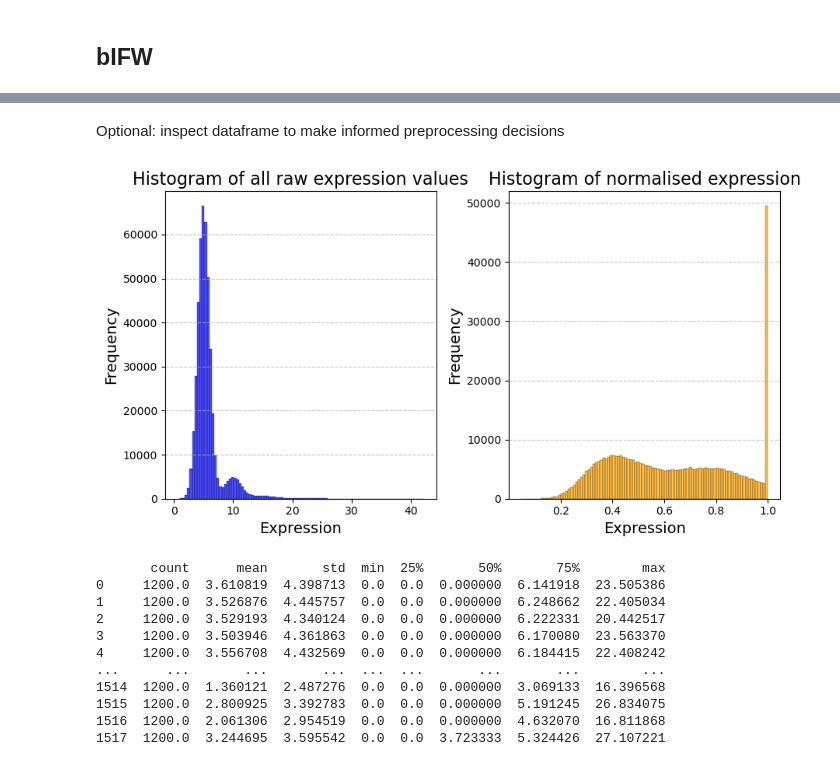
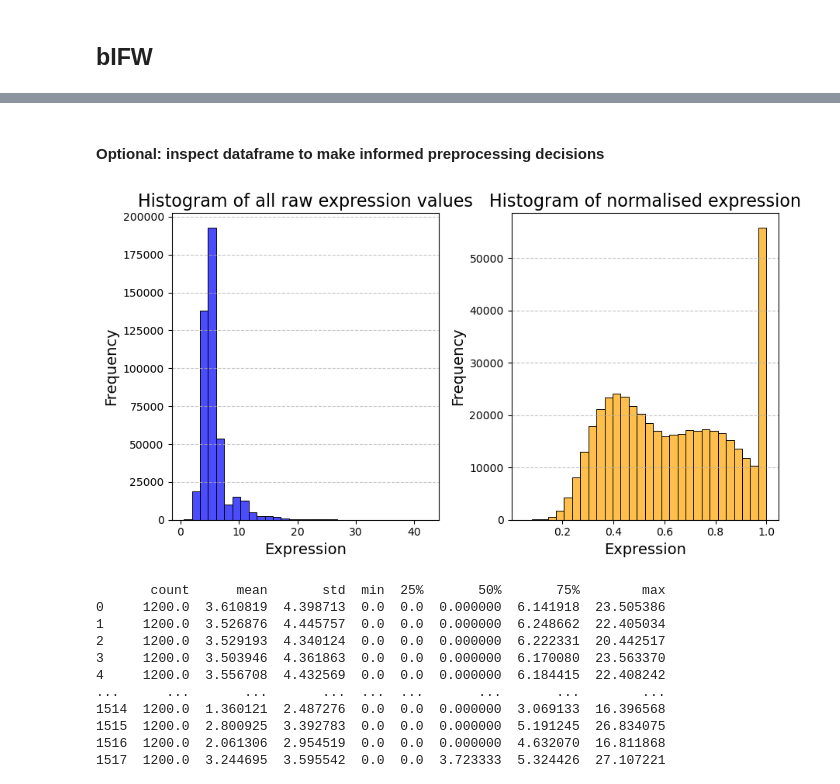
Before and after one commit to sgb67/ifw, a Jupyter notebook: bIFW_updated.ipynb, the cells around one changed output, grey strips where cells are left out. Saved outputs shown, nothing was run; the diff lists cells and outputs as text; code cells hidden in the pictures.

```diff
--- a/bIFW_updated.ipynb
+++ b/bIFW_updated.ipynb
@@ -86,23 +84,23 @@ plt.show()
 # %% [markdown]
-Optional: inspect dataframe to make informed preprocessing decisions
+#### Optional: inspect dataframe to make informed preprocessing decisions
 # %%
 # We can also check the distribution of the nonzero data
 fig, axes = plt.subplots(1, 2, figsize=(9, 5))
-sns.histplot(syndata[syndata > 0].values.flatten(), bins=100, color='blue', alpha=0.7, ax = axes[0])
+sns.histplot(syndata[syndata > 0].values.flatten(), bins=30, color='blue', alpha=0.7, ax = axes[0])
 axes[0].set_title('Histogram of all raw expression values', fontsize=16)
 axes[0].set_xlabel('Expression', fontsize=14)
 axes[0].set_ylabel('Frequency', fontsize=14)
 axes[0].grid(axis='y', linestyle='--', alpha=0.7)
 
-sns.histplot(norm_orig[norm_orig > 0].values.flatten(), bins=100, color='orange', alpha=0.7, ax = axes[1])
+sns.histplot(norm_orig[norm_orig > 0].values.flatten(), bins=30, color='orange', alpha=0.7, ax = axes[1])
 axes[1].set_title('Histogram of normalised expression', fontsize=16)
 axes[1].set_xlabel('Expression', fontsize=14)
 axes[1].set_ylabel('Frequency', fontsize=14)
 axes[1].grid(axis='y', linestyle='--', alpha=0.7)
 plt.tight_layout()
 plt.show()
 # %% [output]
-[figure, old version]
+[figure, new version]
 # %%
 # Ideally, one should use summary statistics...
 print(syndata.describe().T)
```
Also changed, not shown: parts of 18 cells of this notebook, 1 other file.
